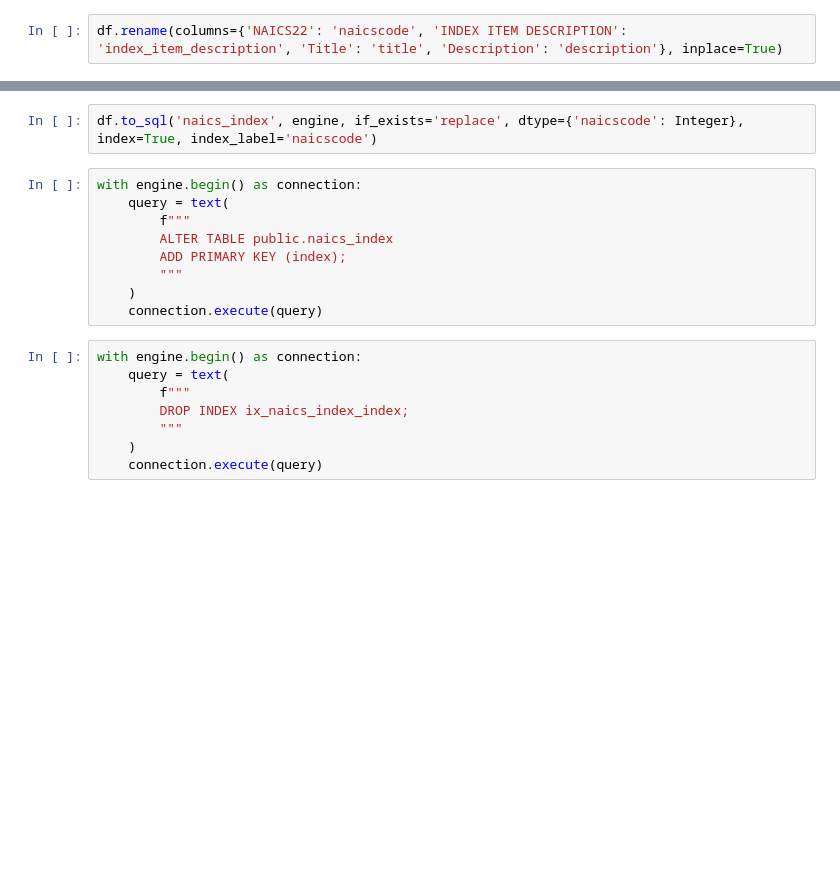
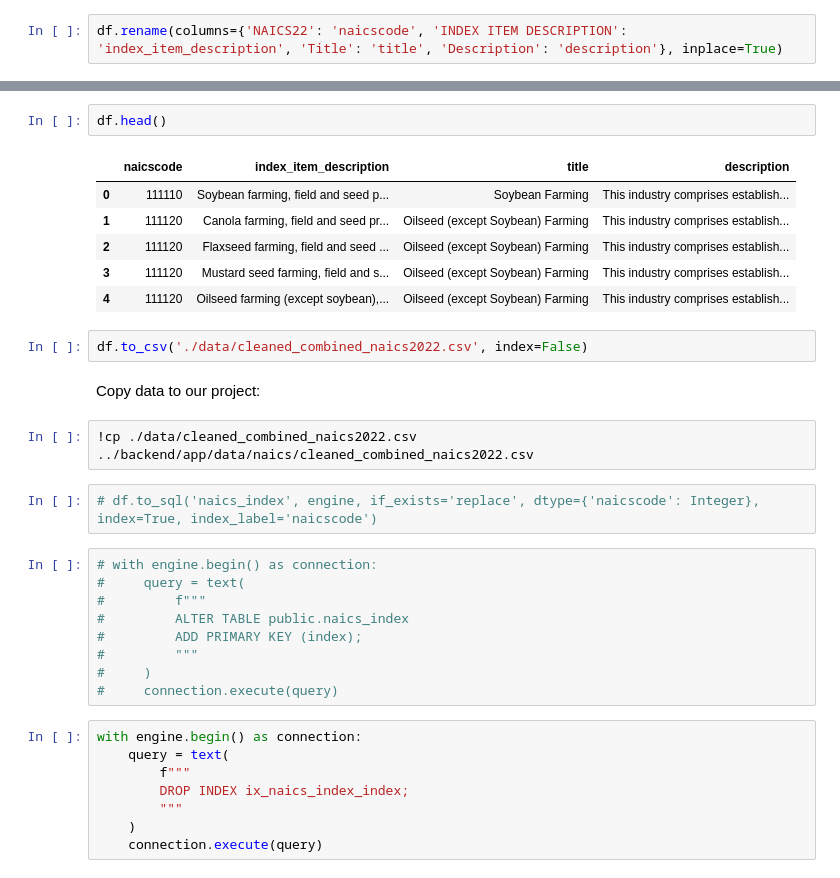
Before and after one commit to peterbull/contract-queue, a Jupyter notebook: nbs/240304_naics_codes.ipynb, the cells around one changed output, grey strips where cells are left out. Drawn from its saved outputs; the diff is of its cells as text; blank space fills up the shorter version.

```diff
--- a/nbs/240304_naics_codes.ipynb
+++ b/nbs/240304_naics_codes.ipynb
@@ -100,14 +254,29 @@ df.rename(columns={'NAICS22': 'naicscode', 'INDEX ITEM DESCRIPTION': 'index_item
+# %%
+df.head()
+# %% [output]
+|  | naicscode | index_item_description | title | description |
+| 0 | 111110 | Soybean farming, field and seed p... | Soybean Farming | This industry comprises establish... |
+| 1 | 111120 | Canola farming, field and seed pr... | Oilseed (except Soybean) Farming | This industry comprises establish... |
+| 2 | 111120 | Flaxseed farming, field and seed ... | Oilseed (except Soybean) Farming | This industry comprises establish... |
+| 3 | 111120 | Mustard seed farming, field and s... | Oilseed (except Soybean) Farming | This industry comprises establish... |
+| 4 | 111120 | Oilseed farming (except soybean),... | Oilseed (except Soybean) Farming | This industry comprises establish... |
+# %%
+df.to_csv('./data/cleaned_combined_naics2022.csv', index=False)
+# %% [markdown]
+Copy data to our project:
+# %%
+!cp ./data/cleaned_combined_naics2022.csv ../backend/app/data/naics/cleaned_combined_naics2022.csv
 # %%
-df.to_sql('naics_index', engine, if_exists='replace', dtype={'naicscode': Integer}, index=True, index_label='naicscode')
+# df.to_sql('naics_index', engine, if_exists='replace', dtype={'naicscode': Integer}, index=True, index_label='naicscode')
 # %%
-with engine.begin() as connection:
-    query = text(
-        f"""
-        ALTER TABLE public.naics_index
-        ADD PRIMARY KEY (index);
-        """
-    )
-    connection.execute(query)
+# with engine.begin() as connection:
+#     query = text(
+#         f"""
+#         ALTER TABLE public.naics_index
+#         ADD PRIMARY KEY (index);
+#         """
+#     )
+#     connection.execute(query)
 # %%
 with engine.begin() as connection:
     query = text(
```
Also changed, not shown: parts of 31 cells of this notebook, 1 other file.
